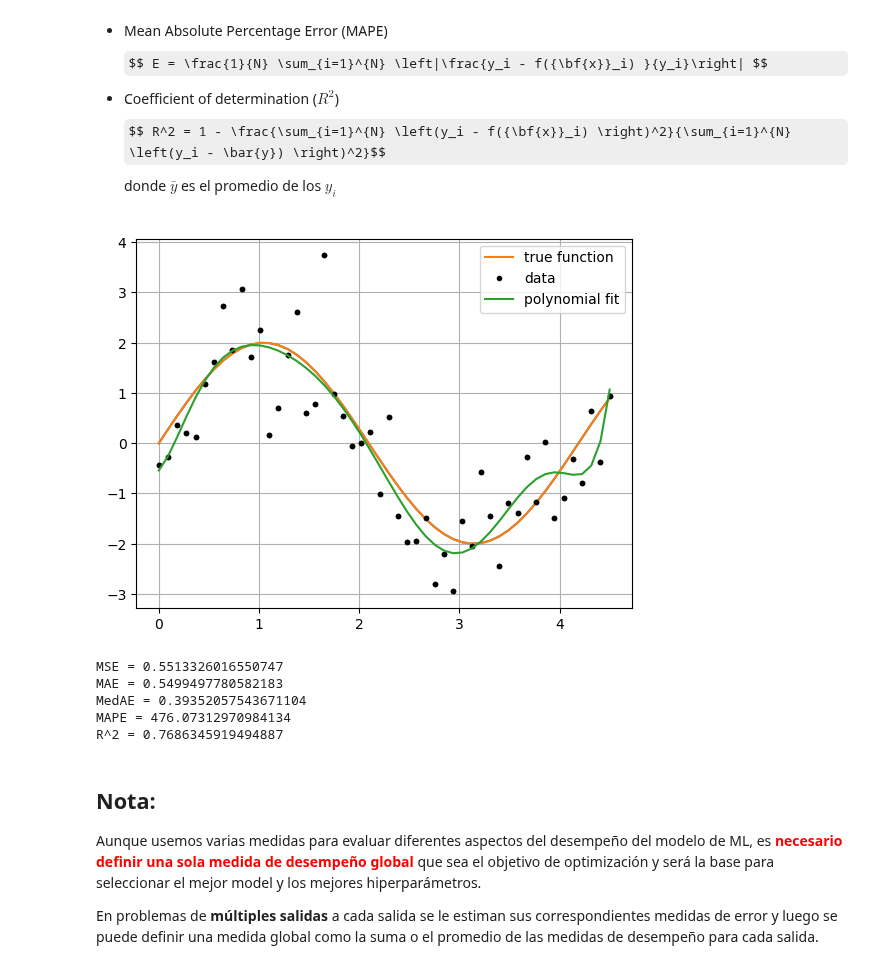
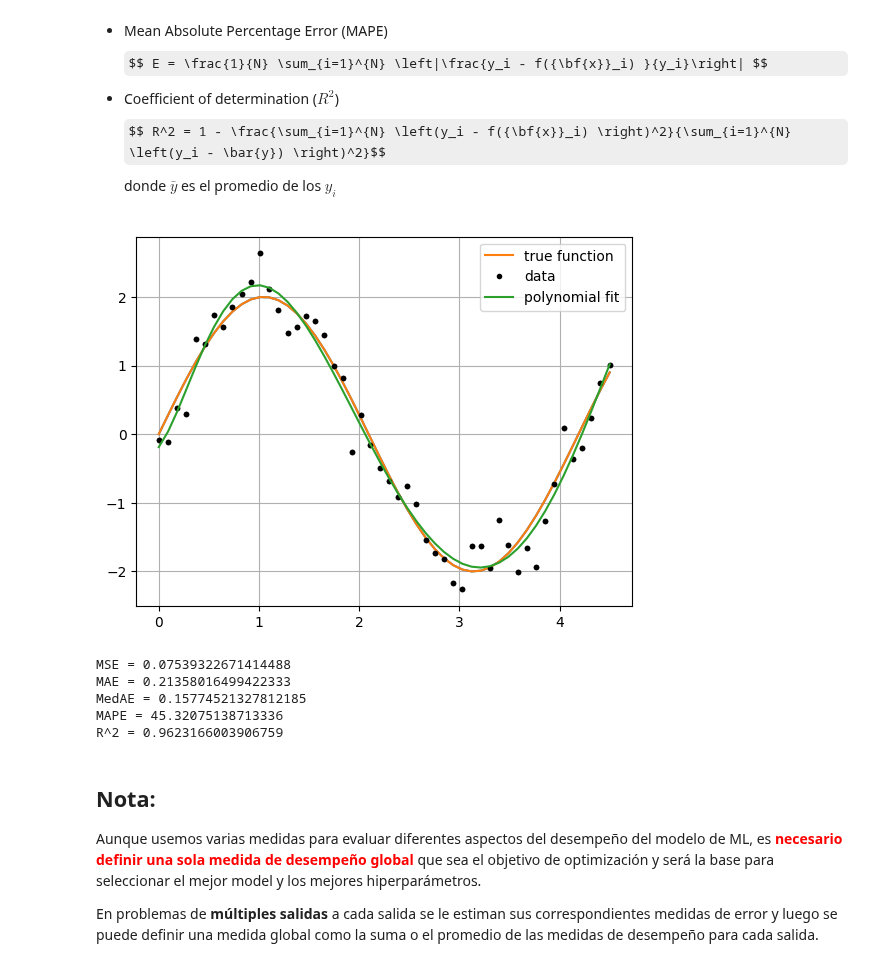
Before and after one commit to JulianCarvajal/Intro_ML_2025, a Jupyter notebook: Clase 05 - Métricas de error.ipynb, the cells around one changed output. Cells and saved outputs as stored; diff of their text form; code cells hidden in the pictures; some formulas as TeX source.

```diff
--- a/Clase 05 - Métricas de error.ipynb
+++ b/Clase 05 - Métricas de error.ipynb
@@ -335,35 +335,35 @@ def mean_absolute_percentage_error(y_true, y_pred):
 from local.library.regularization import PolynomialLinearRegression
 def f(size):
     '''
     Returns a sample with 'size' instances without noise.
     '''
     x = np.linspace(0, 4.5, size)
     y = 2 * np.sin(x * 1.5)
     return (x,y)
 
 def sample(size):
     '''
     Returns a sample with 'size' instances.
     '''
     x = np.linspace(0, 4.5, size)
-    y = 2 * np.sin(x * 1.5) + np.random.randn(x.size)
+    y = 2 * np.sin(x * 1.5) + 0.3*np.random.randn(x.size)
     return (x,y)
 
 size = 50
 f_x,f_y = f(size)
 plt.plot(f_x, f_y)
 x, y = sample(50)
 plt.plot(x, y, 'k.')
 model = PolynomialLinearRegression(degree=8)
 model.fit(x,y)
 p_y = model.predict(x)
 plt.plot(f_x, f_y, label="true function")
 plt.plot(x, y, 'k.', label="data")
 plt.plot(x, p_y, label="polynomial fit")
 plt.legend();
 plt.grid();
 # %% [output]
-[figure, old version]
+[figure, new version]
 # %%
 print('MSE = '+str(mean_squared_error(y,p_y)))
 print('MAE = '+str(mean_absolute_error(y,p_y)))
@@ -371,11 +371,11 @@ print('MedAE = '+str(median_absolute_error(y,p_y)))
 print('MAPE = '+str(mean_absolute_percentage_error(y,p_y)))
 print('R^2 = '+str(r2_score(y,p_y)))
 # %% [output]
-MSE = 0.5513326016550747
-MAE = 0.5499497780582183
-MedAE = 0.39352057543671104
-MAPE = 476.07312970984134
-R^2 = 0.7686345919494887
+MSE = 0.07539322671414488
+MAE = 0.21358016499422333
+MedAE = 0.15774521327812185
+MAPE = 45.32075138713336
+R^2 = 0.9623166003906759
 # %% [markdown]
 ## Nota:
 
```
Also changed, not shown: parts of 1 cell of this notebook, 1 other file.
